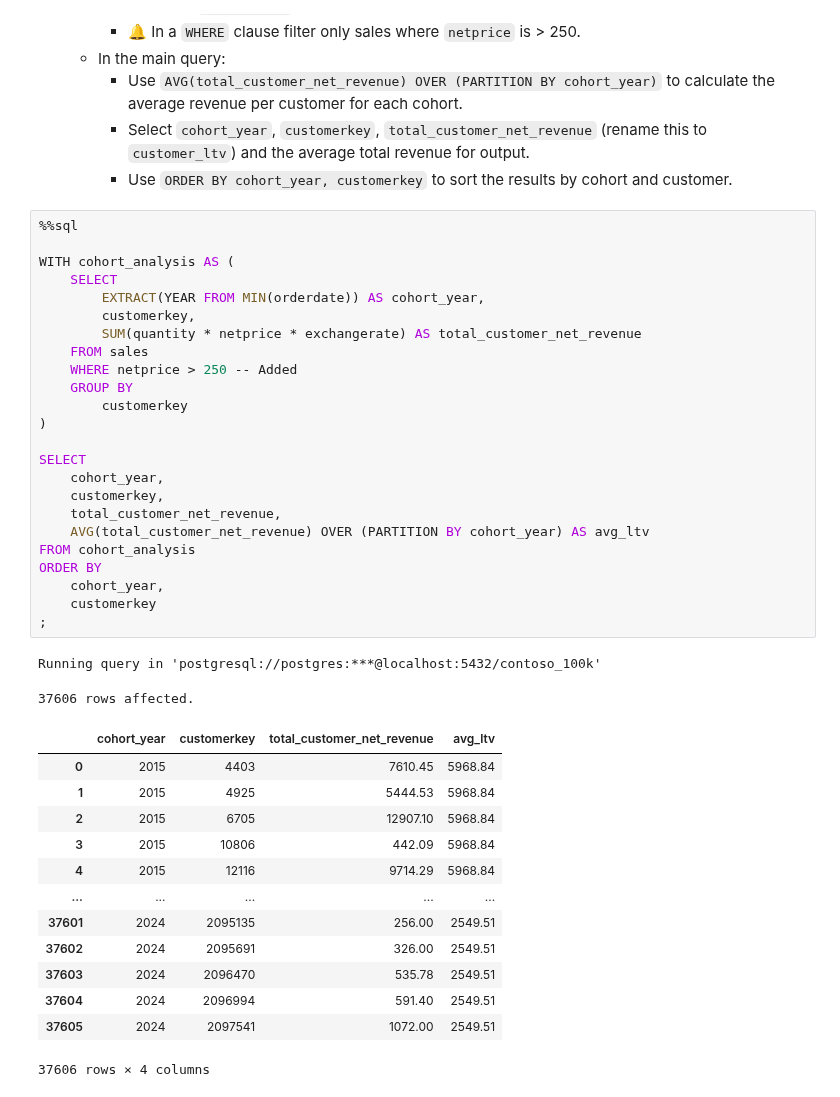
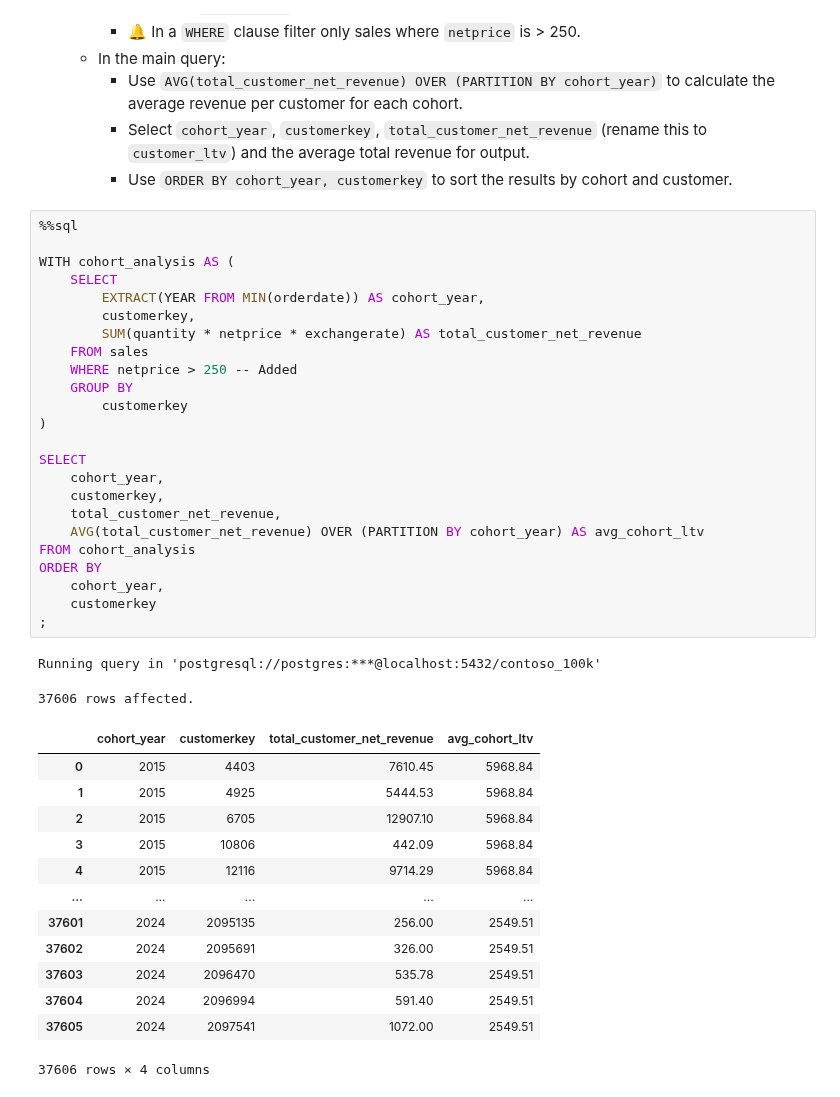
Before and after one commit to mgamzec/SQL_Data_Analytics_Project, a Jupyter notebook: 3_Windows_Functions/2_Aggregation.ipynb, the cells around one changed output. Cells and saved outputs as stored; diff of their text form.

```diff
--- a/3_Windows_Functions/2_Aggregation.ipynb
+++ b/3_Windows_Functions/2_Aggregation.ipynb
@@ -664,31 +670,31 @@ Running query in 'postgresql://postgres:***@localhost:5432/contoso_100k'
 # %%
 %%sql
 
 WITH cohort_analysis AS (
     SELECT
         EXTRACT(YEAR FROM MIN(orderdate)) AS cohort_year,
         customerkey,
         SUM(quantity * netprice * exchangerate) AS total_customer_net_revenue
     FROM sales
     WHERE netprice > 250 -- Added
     GROUP BY
         customerkey
 )
 
 SELECT
     cohort_year,
     customerkey,
     total_customer_net_revenue,
-    AVG(total_customer_net_revenue) OVER (PARTITION BY cohort_year) AS avg_ltv
+    AVG(total_customer_net_revenue) OVER (PARTITION BY cohort_year) AS avg_cohort_ltv
 FROM cohort_analysis
 ORDER BY
     cohort_year,
     customerkey
 ;
 # %% [output]
 Running query in 'postgresql://postgres:***@localhost:5432/contoso_100k'
 37606 rows affected.
-|  | cohort_year | customerkey | total_customer_net_revenue | avg_ltv |
+|  | cohort_year | customerkey | total_customer_net_revenue | avg_cohort_ltv |
 | 0 | 2015 | 4403 | 7610.45 | 5968.84 |
 | 1 | 2015 | 4925 | 5444.53 | 5968.84 |
 | 2 | 2015 | 6705 | 12907.10 | 5968.84 |
```
Also changed, not shown: parts of 7 cells of this notebook.
